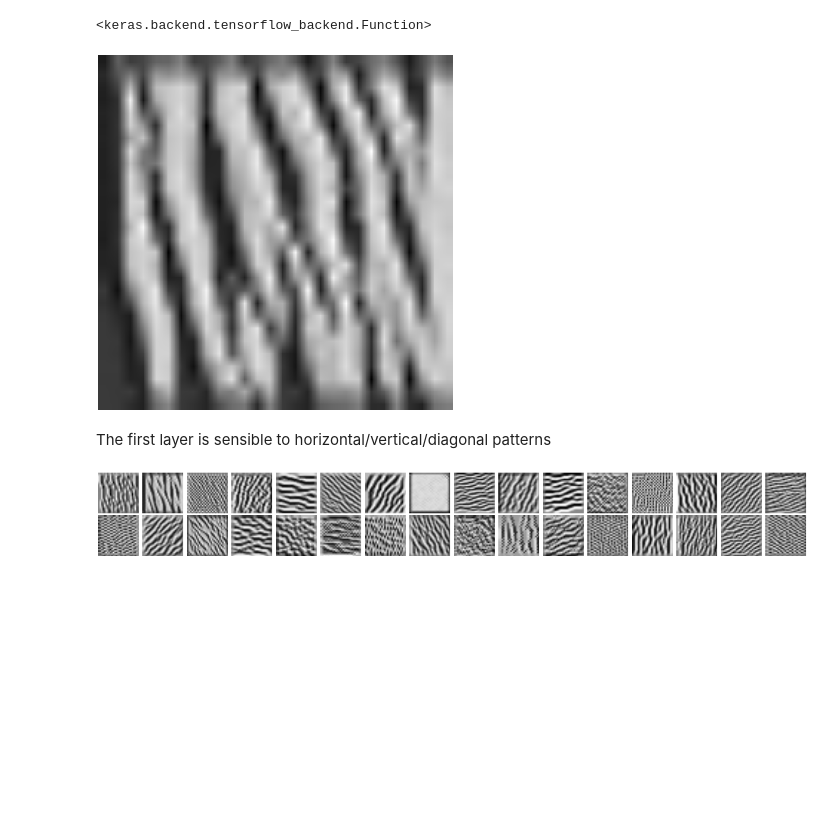
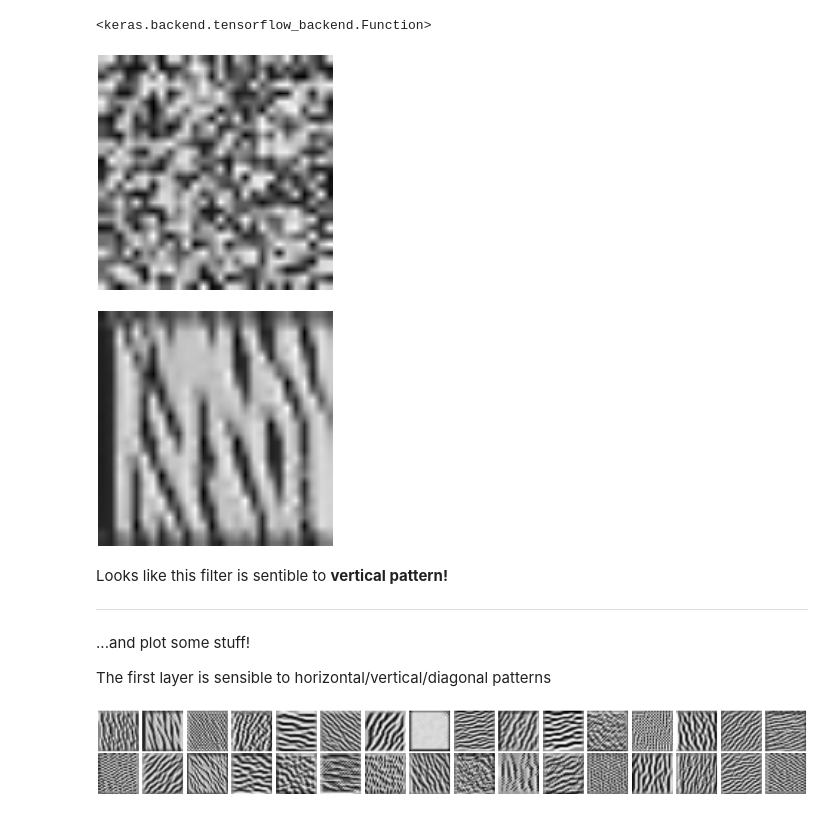
Before and after one commit to mmmlc/mlTeachings, a Jupyter notebook: 3_4_CNN.ipynb, the cells around one changed output. Drawn from its saved outputs; the diff is of its cells as text; code cells hidden in the pictures; blank space fills up the shorter version.

```diff
--- a/3_4_CNN.ipynb
+++ b/3_4_CNN.ipynb
@@ -420,16 +438,29 @@ c(loss_value, grads_value) %<-% iterate(list(array(0, dim = c(1, 28, 28, 1))))
 # %% [output]
 <keras.backend.tensorflow_backend.Function>
 # %%
+# create a white noise image
+
 input_img_data = array(runif(28 * 28 * 1), dim = c(1, 28, 28, 1))
-
-for (i in 1:40) {
-    c(loss_value, grads_value) %<-% iterate(list(input_img_data))
-    input_img_data <- input_img_data + grads_value
-    }
-
-options(repr.plot.width=3, repr.plot.height=3)
+options(repr.plot.width=2, repr.plot.height=2)
 par(mar = c(0.1, 0.1, 0.1, 0.1))
 input_img_data[1,,,] %>% range01 %>% as.raster %>% plot
 # %% [output]
-[figure, old version]
+[figure, new version]
+# %%
+# perform gradient ascent and progressively reconstruct the image to which the kernel filter is most sensible to
+
+for (i in 1:40) {
+    c(loss_value, grads_value) %<-% iterate(list(input_img_data))
+    input_img_data <- input_img_data + grads_value
+    }
+
+options(repr.plot.width=2, repr.plot.height=2)
+par(mar = c(0.1, 0.1, 0.1, 0.1))
+input_img_data[1,,,] %>% range01 %>% as.raster %>% plot
+# %% [output]
+[figure, added]
+# %% [markdown]
+Looks like this filter is sentible to **vertical pattern!**
+
+___
 # %%
@@ -465,6 +496,8 @@ input_img_data[1,,,] %>% range01 %>% as.raster %>% plot
 
 }
 # %% [markdown]
+...and plot some stuff!
+
 The first layer is sensible to horizontal/vertical/diagonal patterns
 # %%
 get_cnn_filters("conv2d_1", 32)
```
Also changed, not shown: parts of 21 cells of this notebook.
